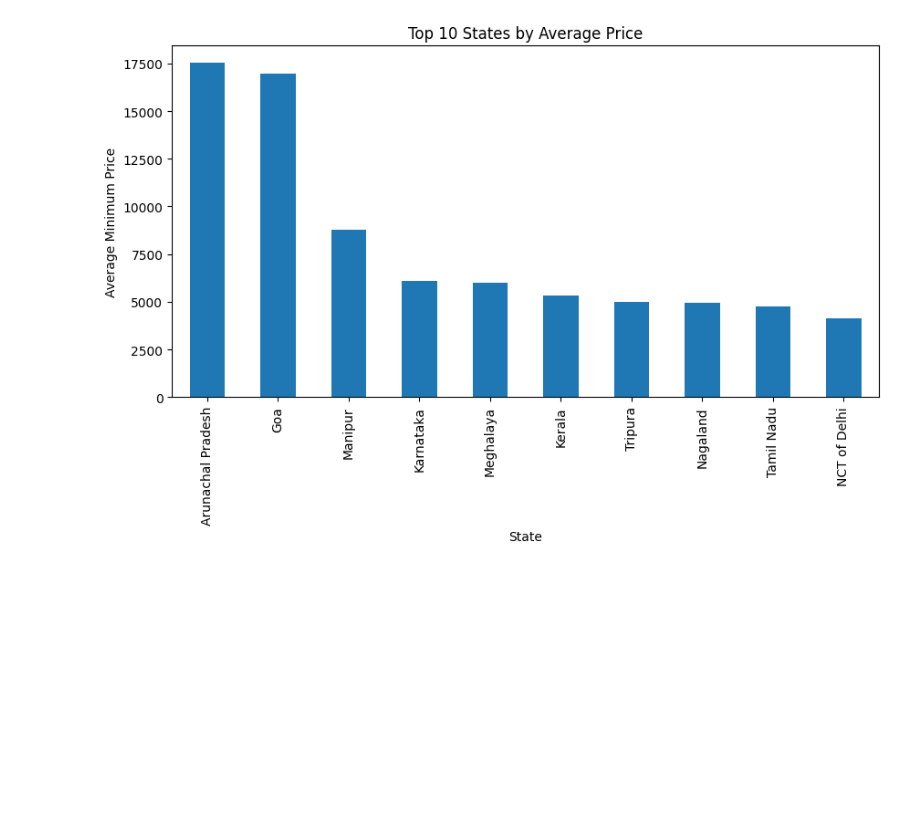
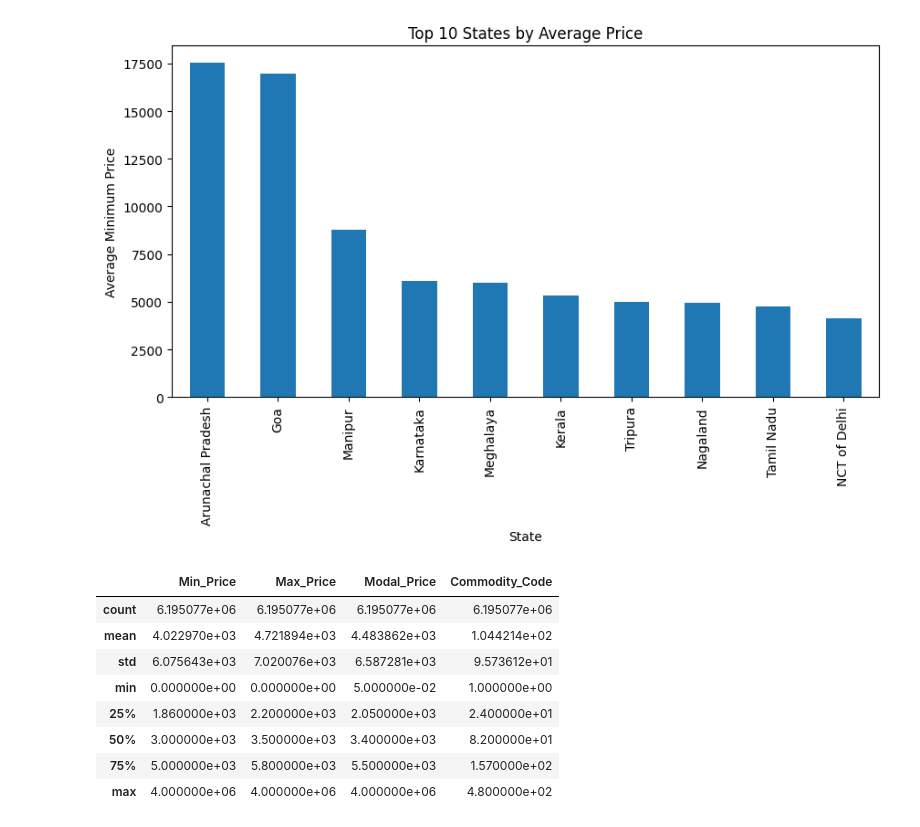
Before and after one commit to khushilalwani7002/Crop-Price-Predictor, a Jupyter notebook: min price.ipynb, the cells around one changed output. Drawn from its saved outputs; the diff is of its cells as text; code cells hidden in the pictures; blank space fills up the shorter version.

```diff
--- a/min price.ipynb
+++ b/min price.ipynb
@@ -234,0 +252,12 @@ df.to_csv("crop_25_26_combined.csv",index=False)
+# %%
+df.describe()
+# %% [output]
+|  | Min_Price | Max_Price | Modal_Price | Commodity_Code |
+| count | 6.195077e+06 | 6.195077e+06 | 6.195077e+06 | 6.195077e+06 |
+| mean | 4.022970e+03 | 4.721894e+03 | 4.483862e+03 | 1.044214e+02 |
+| std | 6.075643e+03 | 7.020076e+03 | 6.587281e+03 | 9.573612e+01 |
+| min | 0.000000e+00 | 0.000000e+00 | 5.000000e-02 | 1.000000e+00 |
+| 25% | 1.860000e+03 | 2.200000e+03 | 2.050000e+03 | 2.400000e+01 |
+| 50% | 3.000000e+03 | 3.500000e+03 | 3.400000e+03 | 8.200000e+01 |
+| 75% | 5.000000e+03 | 5.800000e+03 | 5.500000e+03 | 1.570000e+02 |
+| max | 4.000000e+06 | 4.000000e+06 | 4.000000e+06 | 4.800000e+02 |
```
Also changed, not shown: parts of 15 cells of this notebook.
